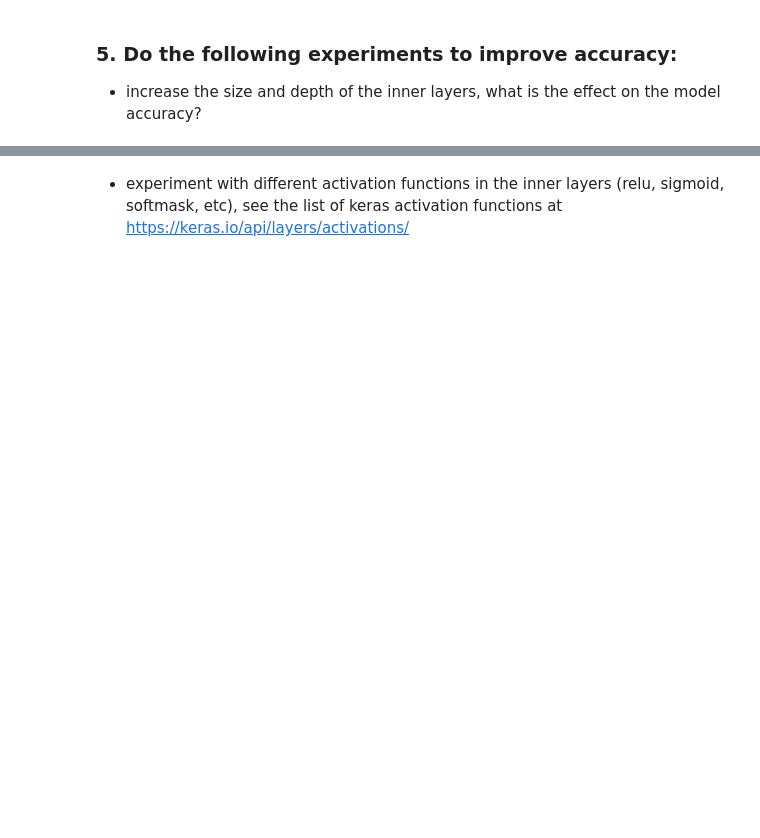
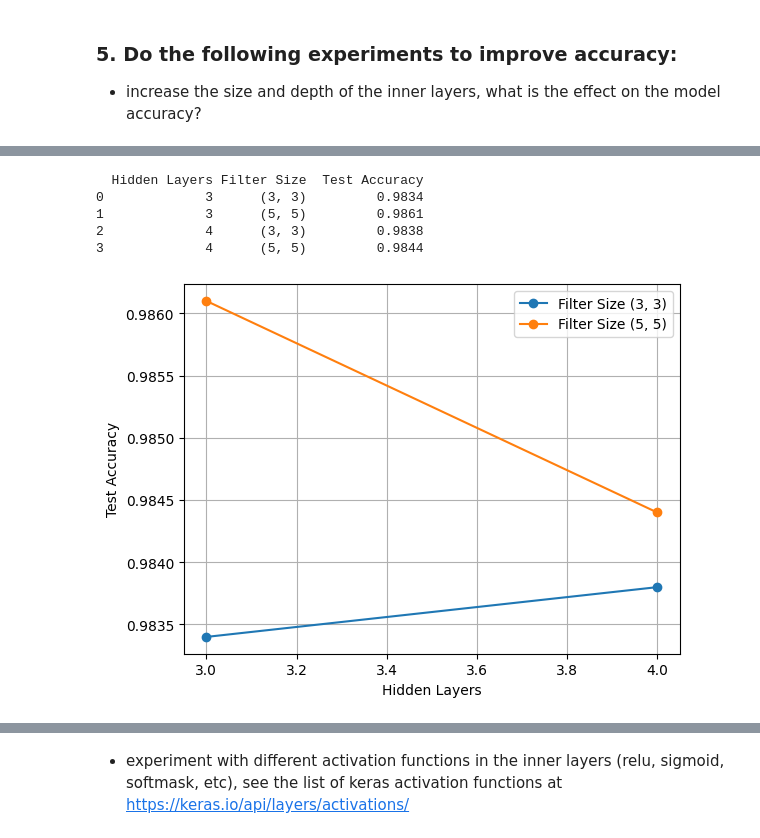
Before and after one commit to simulate111/MNIST, a Jupyter notebook: deepnote/Reza’s_Untitled_project/MNIST-deepnote-Reza’s_Untitled_project-MNIST-MNIST_colab.ipynb, the cells around one changed output, grey strips where cells are left out. Cells and saved outputs as stored; diff of their text form; code cells hidden in the pictures; blank space fills up the shorter version.

```diff
--- a/deepnote/Reza’s_Untitled_project/MNIST-deepnote-Reza’s_Untitled_project-MNIST-MNIST_colab.ipynb
+++ b/deepnote/Reza’s_Untitled_project/MNIST-deepnote-Reza’s_Untitled_project-MNIST-MNIST_colab.ipynb
@@ -209 +188,20 @@ Epoch 1/2
+# %%
+print(results_dfSD)
+# %% [output]
+  Hidden Layers Filter Size  Test Accuracy
+0             3      (3, 3)         0.9834
+1             3      (5, 5)         0.9861
+2             4      (3, 3)         0.9838
+3             4      (5, 5)         0.9844
+# %%
+for filter_size, group_df in results_dfSD.groupby('Filter Size'):
+    label = f"Filter Size {filter_size}"
+    plt.plot(group_df['Hidden Layers'], group_df['Test Accuracy'], label=label, marker='o', linestyle='-')
+
+plt.xlabel('Hidden Layers')
+plt.ylabel('Test Accuracy')
+plt.legend()
+plt.grid(True)
+# %% [output]
+[figure, added]
 # %%
```
Also changed, not shown: parts of 12 cells of this notebook.
